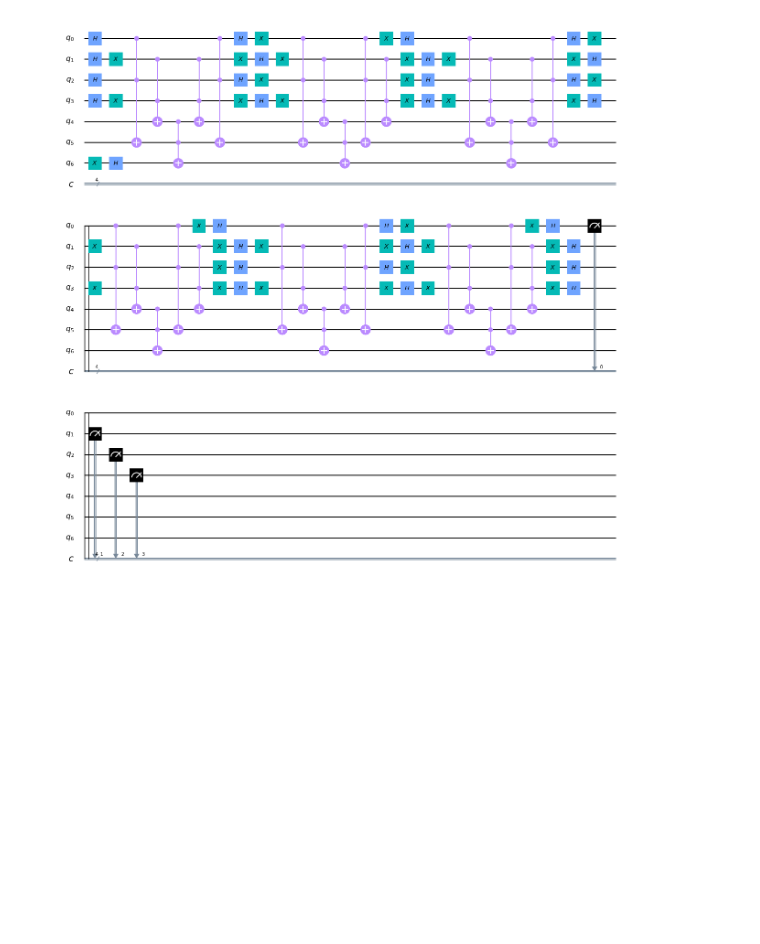
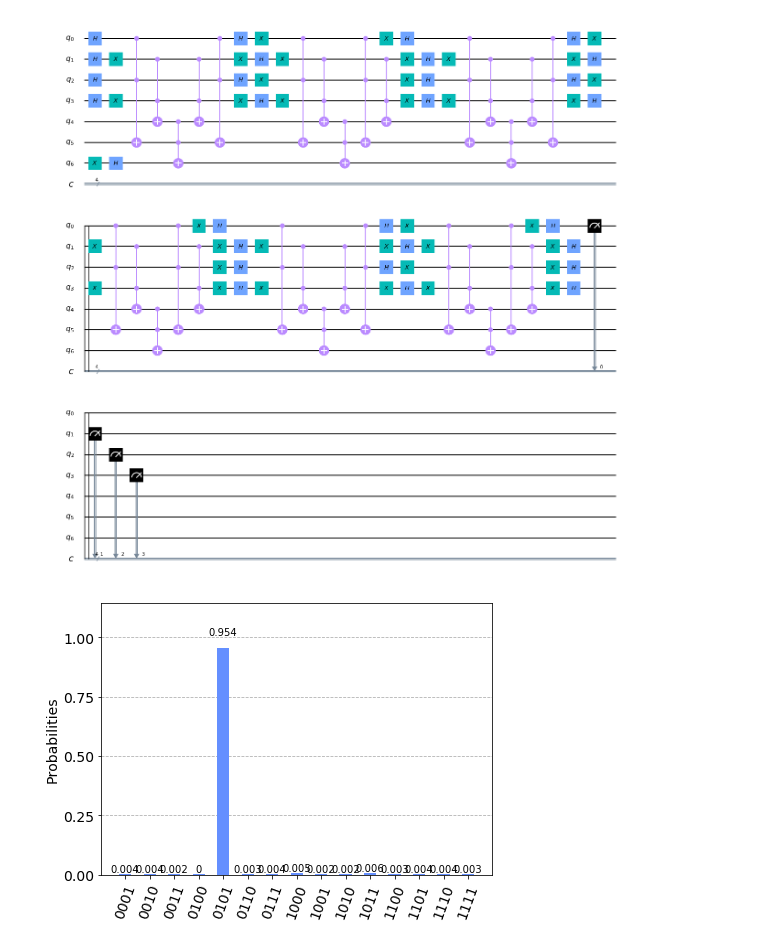
Before and after one commit to ymarathe/quantum_computing, a Jupyter notebook: Grovers_Algorithm.ipynb, the cells around one changed output. Cells and saved outputs as stored; diff of their text form; code cells hidden in the pictures; blank space fills up the shorter version.

Commit message:
Grover's circuit to search for a 4-bit string, optimized for IBMQ Melbourne

```diff
--- a/Grovers_Algorithm.ipynb
+++ b/Grovers_Algorithm.ipynb
@@ -67,3 +63,19 @@ plot_histogram(job.result().get_counts())
+# %%
+import math
+from qiskit.test.mock import FakeMelbourne
+
+backend = FakeMelbourne()     # mimics the melbourne device in terms of coupling map and basis gates
+backend.properties = {}
+
+optimized_3 = transpile(grover_circuit, backend=backend, seed_transpiler=11, optimization_level=3)
+print('gates = ', optimized_3.count_ops())
+print('depth = ', optimized_3.depth())
+
+
+job = execute(optimized_3, backend= Aer.get_backend('qasm_simulator'), shots=1024)
+plot_histogram(job.result().get_counts())
+# %% [output]
+[figure, added]
 # %%
 IBMQ.load_account()
 provider = IBMQ.get_provider(hub= 'ibm-q')
```
Also changed, not shown: parts of 5 cells of this notebook.
